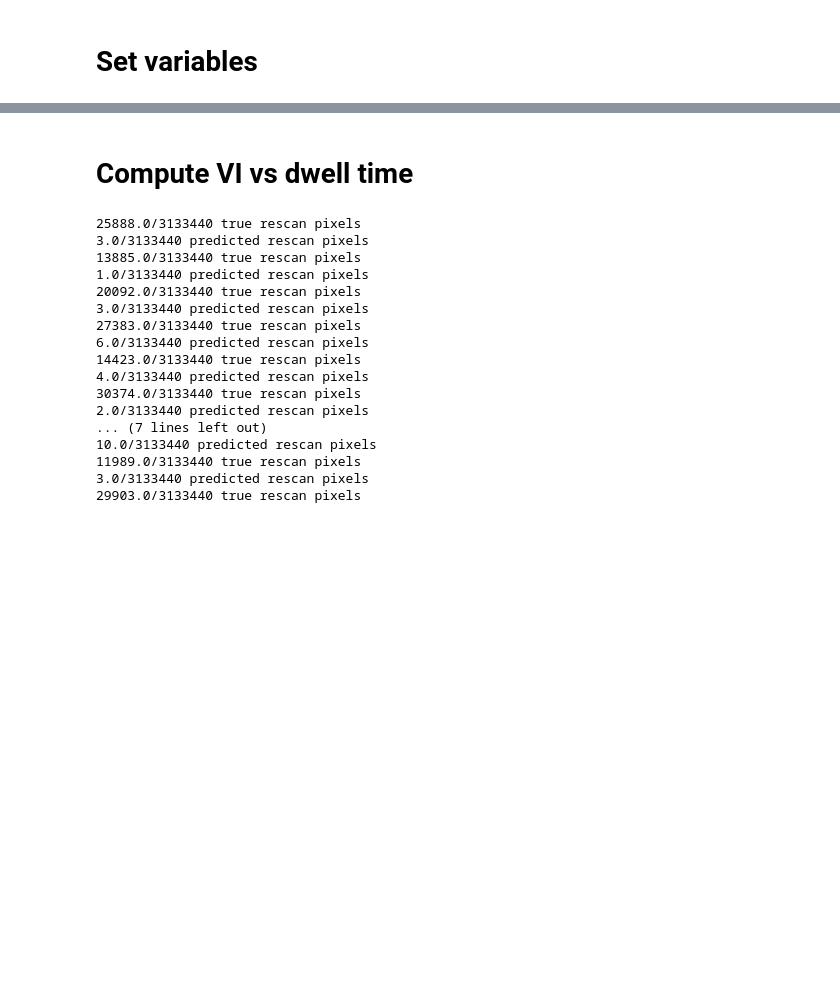
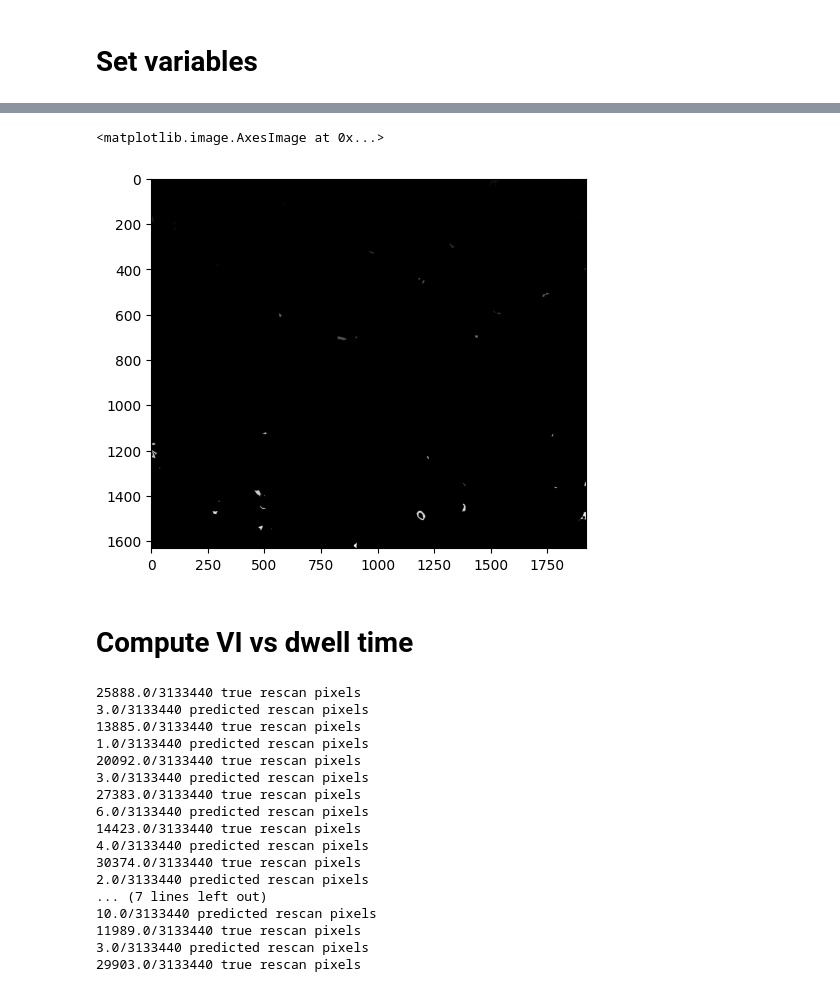
Before and after one commit to cfpark00/SmartEM, a Jupyter notebook: smartem/segmentation/errnet_example.ipynb, the cells around one changed output, grey strips where cells are left out. Cells and saved outputs as stored; diff of their text form; code cells hidden in the pictures; blank space fills up the shorter version.

```diff
--- a/smartem/segmentation/errnet_example.ipynb
+++ b/smartem/segmentation/errnet_example.ipynb
@@ -30,2 +114,7 @@ print()
+# %%
+plt.imshow(e1, cmap='gray')
+# %% [output]
+<matplotlib.image.AxesImage at 0x...>
+[figure, added]
 # %% [markdown]
 # Compute VI vs dwell time
```
Also changed, not shown: parts of 7 cells of this notebook, 1 other file.
